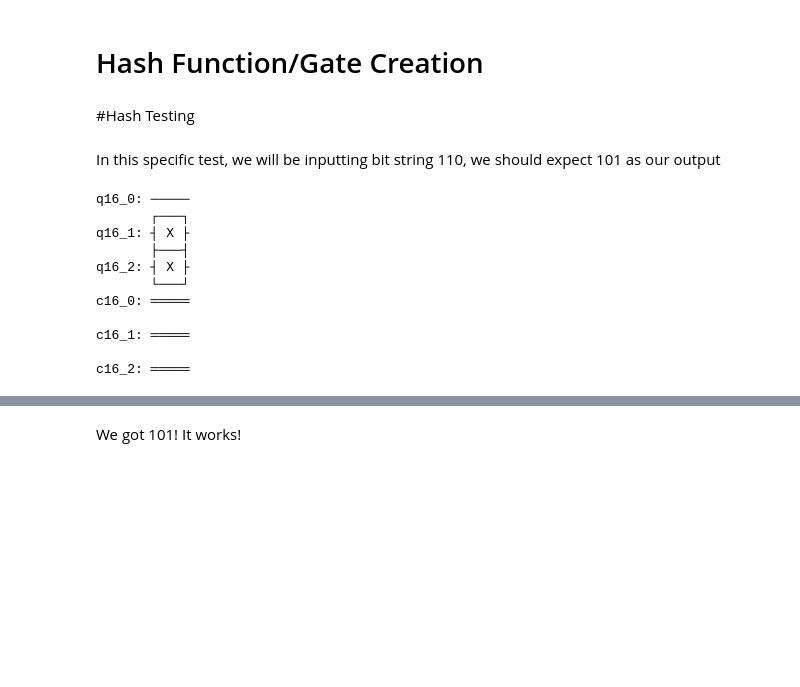
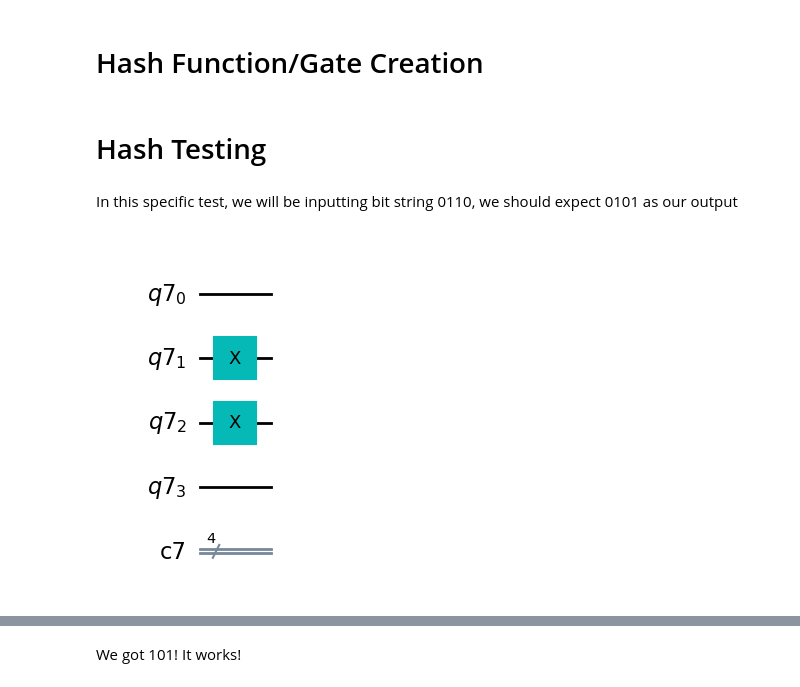
Before and after one commit to Anastasia-Sim/PoW-QCSA-fa22, a Jupyter notebook: QuantumHash.ipynb, the cells around one changed output, grey strips where cells are left out. Cells and saved outputs as stored; diff of their text form; code cells hidden in the pictures; blank space fills up the shorter version.

```diff
--- a/QuantumHash.ipynb
+++ b/QuantumHash.ipynb
@@ -53,26 +43,16 @@ hash_gate.name = "Hash Dagger"
 # %% [markdown]
-#Hash Testing
+# Hash Testing
 # %% [markdown]
-In this specific test, we will be inputting bit string 110, we should expect 101 as our output
+In this specific test, we will be inputting bit string 0110, we should expect 0101 as our output
 # %%
 #Testing input 110 -> should get 101
-n_qubits = 3
+n_qubits = 4
 controls = QuantumRegister(n_qubits)
 outputs = ClassicalRegister(n_qubits)
 circuit = QuantumCircuit(controls, outputs)
 
 circuit.x(controls[1:3])
 circuit.draw()
 # %% [output]
-q16_0: ─────
-       ┌───┐
-q16_1: ┤ X ├
-       ├───┤
-q16_2: ┤ X ├
-       └───┘
-c16_0: ═════
-
-c16_1: ═════
-
-c16_2: ═════
+[figure, added]
 # %%
```
Also changed, not shown: parts of 11 cells of this notebook.
